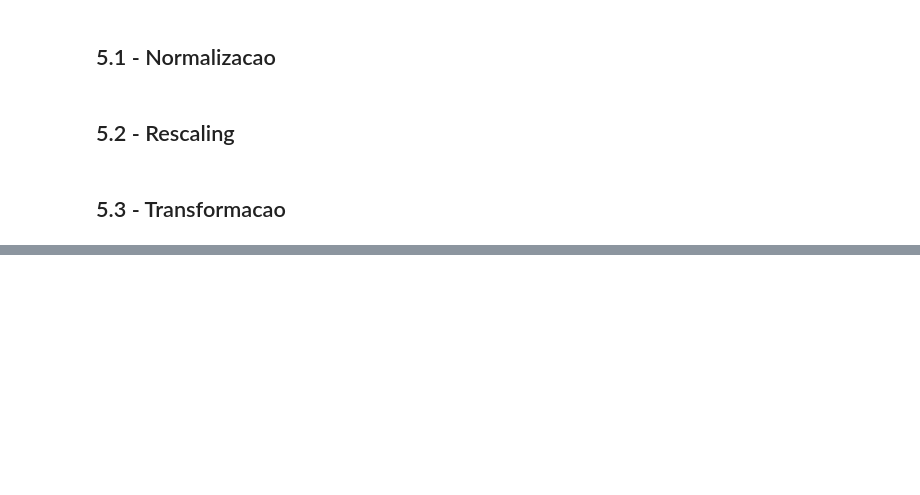
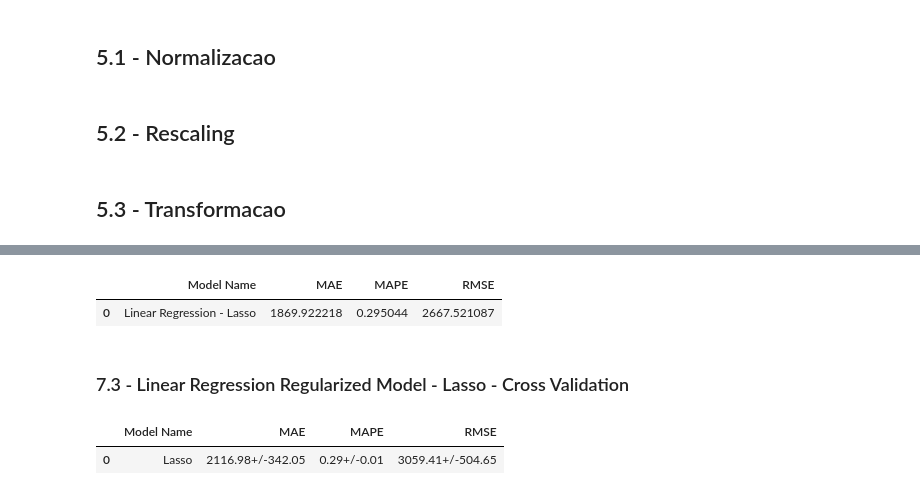
Before and after one commit to GabrielAlvesDS/rossmann-sale-prediction, a Jupyter notebook: notebooks/DS_em_Producao_-_Mod_07.ipynb, the cells around one changed output, grey strips where cells are left out. Cells and saved outputs as stored; diff of their text form; code cells hidden in the pictures; blank space fills up the shorter version.

```diff
--- a/notebooks/DS_em_Producao_-_Mod_07.ipynb
+++ b/notebooks/DS_em_Producao_-_Mod_07.ipynb
@@ -1020,0 +1018,21 @@ lrr_result
+# %%
+#model
+lrr = Lasso(alpha=0.01).fit(x_train, y_train)
+
+#prediction
+yhat_lrr = lrr.pre## 7.3 - Linear Regression Regularized Model - Lassodict(x_test)
+
+#performance
+lrr_result = ml_error('Linear Regression - Lasso', np.expm1(y_test), np.expm1(yhat_lr))
+lrr_result
+# %% [output]
+|  | Model Name | MAE | MAPE | RMSE |
+| 0 | Linear Regression - Lasso | 1869.922218 | 0.295044 | 2667.521087 |
+# %% [markdown]
+### 7.3 - Linear Regression Regularized Model - Lasso - Cross Validation
+# %%
+lrr_result_cv = cross_validation(x_training, 5, 'Lasso', lrr)
+lrr_result_cv
+# %% [output]
+|  | Model Name | MAE | MAPE | RMSE |
+| 0 | Lasso | 2116.98+/-342.05 | 0.29+/-0.01 | 3059.41+/-504.65 |
```
Also changed, not shown: parts of 72 cells of this notebook.
